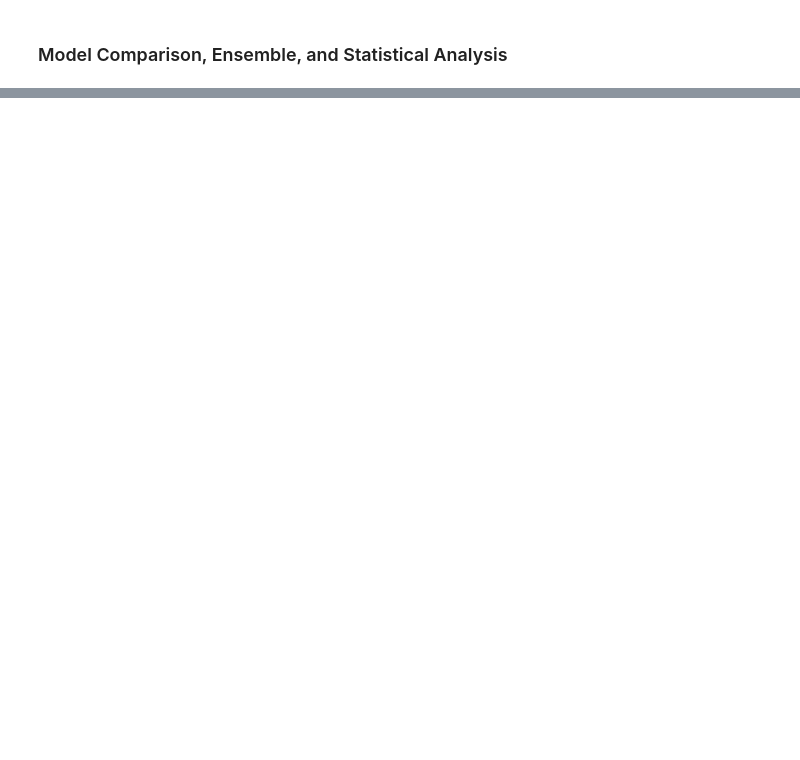
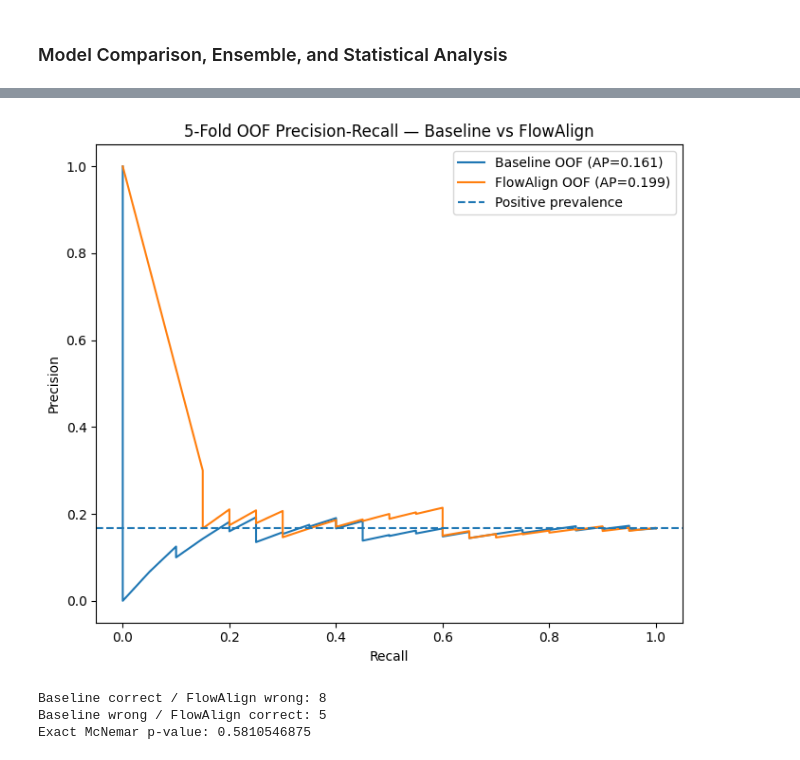
Before and after one commit to MicheleMeazzini/diffusion-data-augmentation, a Jupyter notebook: pipeline_flowalign.ipynb, the cells around one changed output, grey strips where cells are left out. Drawn from its saved outputs; the diff is of its cells as text; code cells hidden in the pictures; blank space fills up the shorter version.

```diff
--- a/pipeline_flowalign.ipynb
+++ b/pipeline_flowalign.ipynb
@@ -243,7 +263,7 @@ print(f"Loading CV folds from {CV_FOLDS_PATH}...")
 cv_folds = np.load(CV_FOLDS_PATH)
 
 all_cv_val = []
-for fold in range(1, 5 + 1): # N_FOLDS = 5
+for fold in range(1, N_FOLDS + 1): # N_FOLDS = 5
     tr = cv_folds[f"train_{fold}"]
     va = cv_folds[f"val_{fold}"]
 
@@ -371,7 +393,7 @@ def train_model(
     model_name="best_model.pth"
 ):
     """
-    Train the model using early stopping based on validation loss.
+    Train the model using early stopping based on validation macro-F1.
 
     The checkpoint with the lowest validation loss is saved
     and restored at the end of training.
@@ -553,14 +608,15 @@ def evaluate(y_true, y_pred, y_prob, class_names, split):
     return metrics
 # %%
 def fold_metrics(y, pred, prob):
+    prob_cat = prob[:, 1] if np.asarray(prob).ndim == 2 else np.asarray(prob)
     _, recall, _, _ = precision_recall_fscore_support(y, pred, labels=[0, 1], zero_division=0)
 
     return {
         "accuracy": accuracy_score(y, pred),
         "balanced_accuracy": balanced_accuracy_score(y, pred),
         "macro_f1": f1_score(y, pred, average="macro"),
-        "roc_auc": roc_auc_score(y, prob[:, 1]),
-        "pr_auc": average_precision_score(y, prob[:, 1]),
+        "roc_auc": roc_auc_score(y, prob_cat),
+        "pr_auc": average_precision_score(y, prob_cat),
         "dog_recall": recall[0],
         "cat_recall": recall[1]
     }
@@ -1078,3 +1542,32 @@ np.savez(
+# %%
+OOF_DIR = K_FOLD_OUTPUT_DIR / "oof_classic_balanced_vs_flowalign"
+OOF_DIR.mkdir(parents=True, exist_ok=True)
+
+pd.DataFrame({
+    "sample_idx": cv_indices,
+    "y_true": cv_labels,
+    "y_pred": baseline_oof_pred,
+    "prob_cat": baseline_oof_prob
+}).to_csv(OOF_DIR / "baseline_oof_predictions.csv", index=False)
+
+pd.DataFrame({
+    "sample_idx": cv_indices,
+    "y_true": cv_labels,
+    "y_pred": flowalign_oof_pred,
+    "prob_cat": flowalign_oof_prob
+}).to_csv(OOF_DIR / "flowalign_oof_predictions.csv", index=False)
+
+def save_cm(y_true, y_pred, title, path):
+    cm = confusion_matrix(y_true, y_pred)
+    fig, ax = plt.subplots(figsize=(5, 5))
+    ConfusionMatrixDisplay(cm, display_labels=class_names).plot(ax=ax, values_format="d", colorbar=False)
+    ax.set_title(title)
+    fig.tight_layout()
+    fig.savefig(path, dpi=200)
+    plt.close(fig)
+
+save_cm(cv_labels, baseline_oof_pred, "Baseline - Aggregated 5-Fold OOF", OOF_DIR / "baseline_oof_confusion_matrix.png")
+save_cm(cv_labels, flowalign_oof_pred, "FlowAlign - Aggregated 5-Fold OOF", OOF_DIR / "flowalign_oof_confusion_matrix.png")
 # %% [markdown]
 ### Model Comparison, Ensemble, and Statistical Analysis
 # %%
@@ -1230,23 +1740,25 @@ plt.show()
 # %%
 p_base, r_base, _ = precision_recall_curve(cv_labels, baseline_oof_prob)
 p_flowalign, r_flowalign, _ = precision_recall_curve(cv_labels, flowalign_oof_prob)
 
 ap_base = average_precision_score(cv_labels, baseline_oof_prob)
 ap_flowalign = average_precision_score(cv_labels, flowalign_oof_prob)
 
 plt.figure(figsize=(7, 6))
 plt.plot(r_base, p_base, label=f"Baseline OOF (AP={ap_base:.3f})")
 plt.plot(r_flowalign, p_flowalign, label=f"FlowAlign OOF (AP={ap_flowalign:.3f})")
 plt.axhline(np.mean(cv_labels == 1), linestyle="--", label="Positive prevalence")
 
 plt.xlabel("Recall")
 plt.ylabel("Precision")
-plt.title("5-Fold OOF Precision-Recall — Baseline vs flowalign")
+plt.title("5-Fold OOF Precision-Recall — Baseline vs FlowAlign")
 plt.legend()
 plt.tight_layout()
 
-plt.savefig(ENSEMBLE_DIR / "oof_pr_comparison.png", dpi=200)
+plt.savefig(OOF_DIR / "oof_pr_comparison.png", dpi=200)
 plt.show()
+# %% [output]
+[figure, added]
 # %%
 from scipy.stats import binomtest
 
@@ -1264,3 +1776,22 @@ print("Baseline wrong / FlowAlign correct:", flowalign_only)
 if discordant > 0:
     result = binomtest(base_only, n=discordant, p=0.5, alternative="two-sided")
     print("Exact McNemar p-value:", result.pvalue)
+
+mcnemar_p_value = result.pvalue if discordant > 0 else 1.0
+
+mcnemar_df = pd.DataFrame([{
+    "comparison": "Baseline vs FlowAlign",
+    "baseline_only_correct": int(base_only),
+    "flowalign_only_correct": int(flowalign_only),
+    "discordant": int(discordant),
+    "mcnemar_p_value": mcnemar_p_value
+}])
+
+mcnemar_df.to_csv(
+    ENSEMBLE_DIR / "mcnemar_baseline_vs_flowalign.csv",
+    index=False
+)
+# %% [output]
+Baseline correct / FlowAlign wrong: 8
+Baseline wrong / FlowAlign correct: 5
+Exact McNemar p-value: 0.5810546875
```
Also changed, not shown: parts of 43 cells of this notebook, 6 other files.
